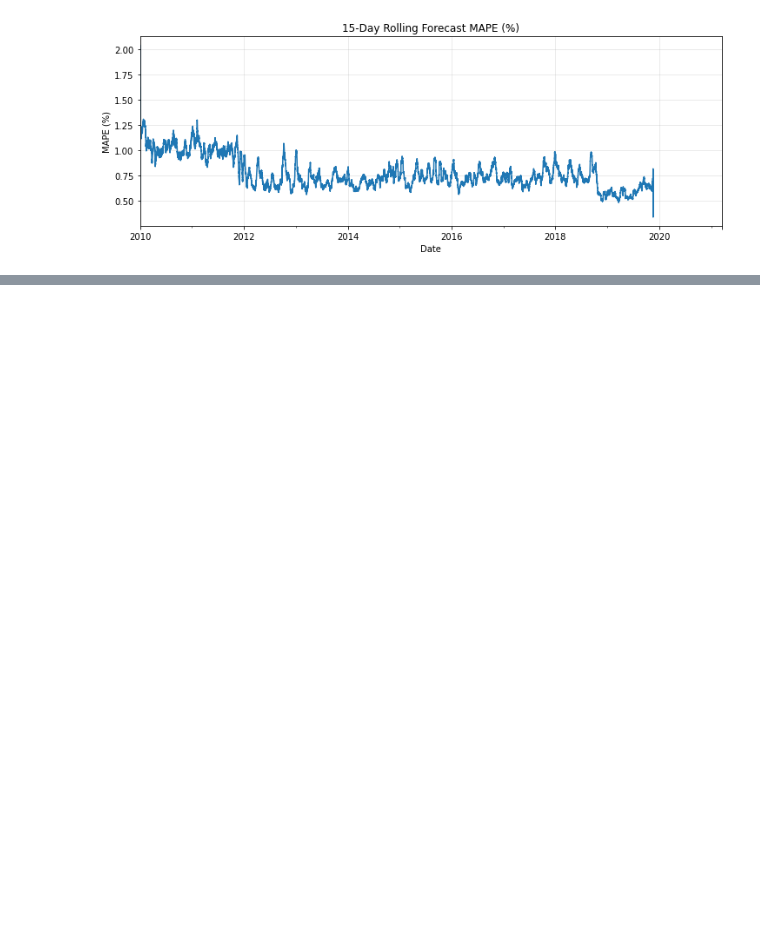
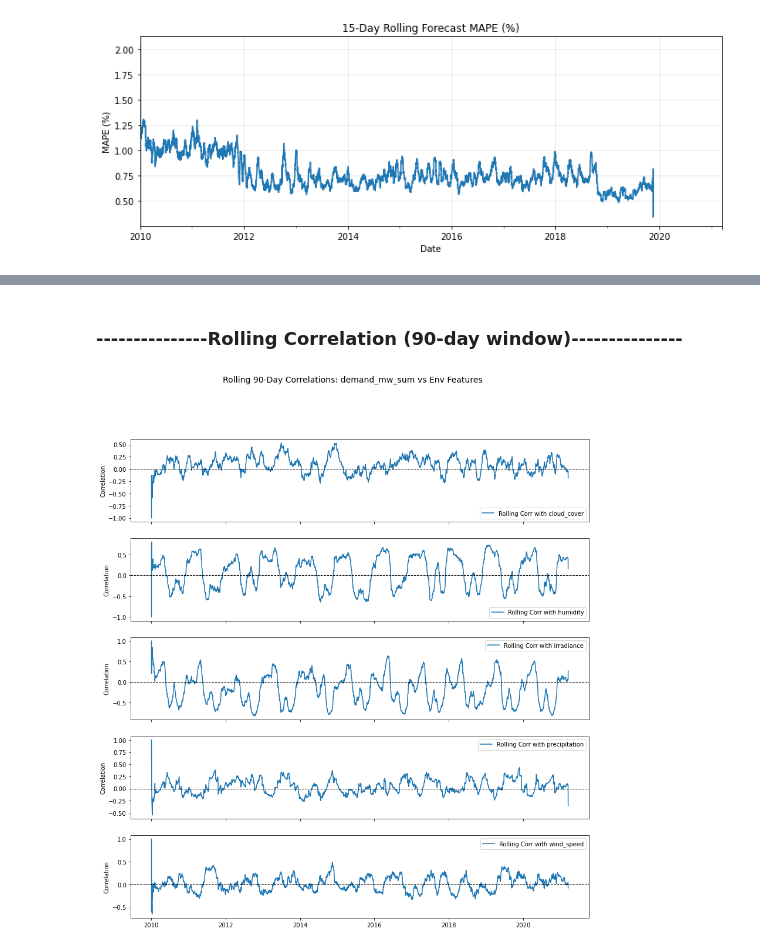
Before and after one commit to frozen-reprise/2025H5_GroupE, a Jupyter notebook: 2025H5_groupE_EDA.ipynb, the cells around one changed output, grey strips where cells are left out. Cells and saved outputs as stored; diff of their text form; code cells hidden in the pictures; blank space fills up the shorter version.

```diff
--- a/2025H5_groupE_EDA.ipynb
+++ b/2025H5_groupE_EDA.ipynb
@@ -942,0 +1352,16 @@ plt.show()
+# %% [markdown]
+### ---------------Rolling Correlation (90-day window)---------------
+# %%
+df_roll = final_master[["DATE",target]+env_features].dropna().set_index("DATE")
+
+fig, axes = plt.subplots(len(env_features), 1, figsize=(14,3*len(env_features)), sharex=True)
+for ax, feat in zip(axes, env_features):
+    rolling_corr = df_roll[target].rolling("90D").corr(df_roll[feat])
+    ax.plot(rolling_corr, label=f"Rolling Corr with {feat}")
+    ax.axhline(0, color="black", linestyle="--", linewidth=1)
+    ax.set_ylabel("Correlation")
+    ax.legend()
+plt.suptitle(f"Rolling 90-Day Correlations: {target} vs Env Features", fontsize=14)
+plt.show()
+# %% [output]
+[figure, added]
```
Also changed, not shown: parts of 44 cells of this notebook, 1 other file.
